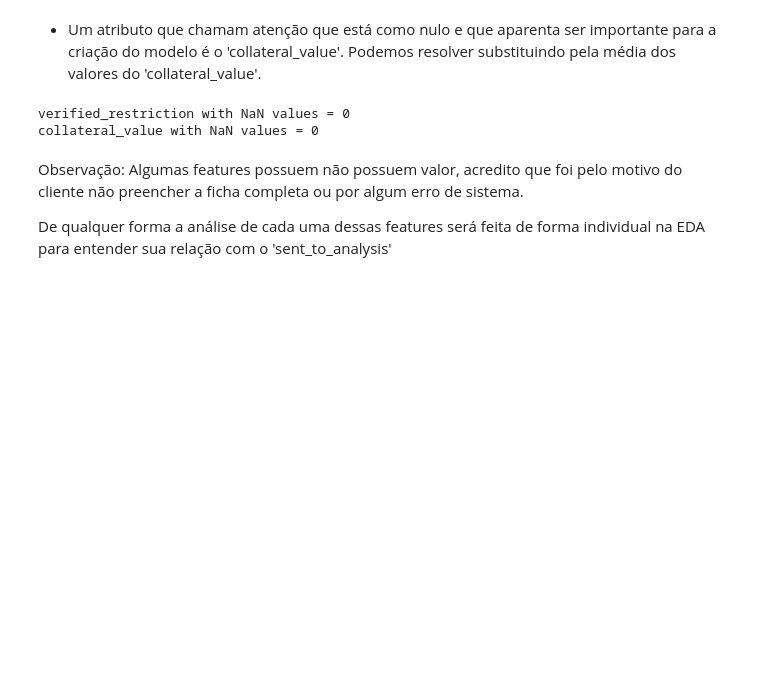
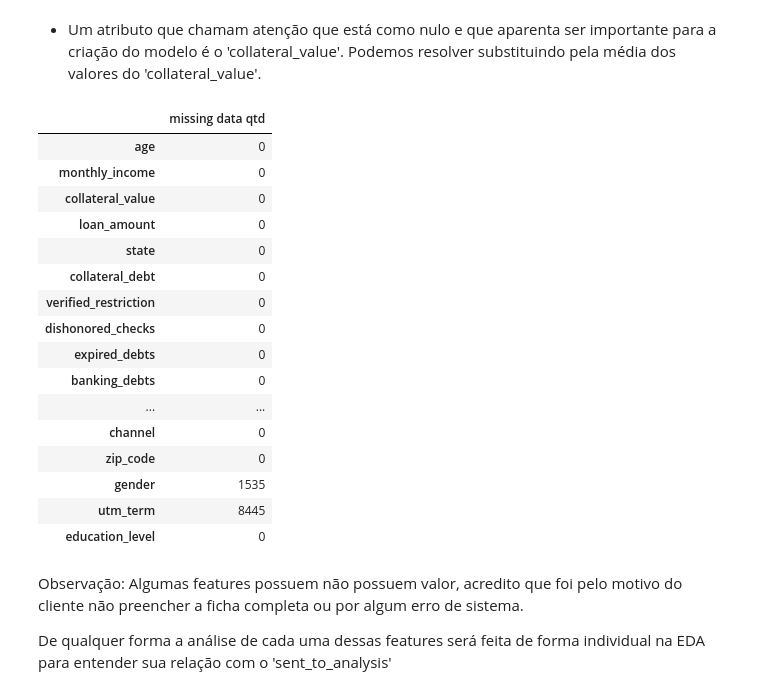
Before and after one commit to juniormp/secured-loan, a Jupyter notebook: data-wrangling.ipynb, the cells around one changed output. Saved outputs shown, nothing was run; the diff lists cells and outputs as text; code cells hidden in the pictures; blank space fills up the shorter version.

```diff
--- a/data-wrangling.ipynb
+++ b/data-wrangling.ipynb
@@ -135,15 +139,3 @@ pre_approved_leads.drop(['city'], axis=1, inplace=True)
 # %% [markdown]
 - Um atributo que chamam atenção que está como nulo e que aparenta ser importante para a criação do modelo é o 'collateral_value'.
 Podemos resolver substituindo pela média dos valores do 'collateral_value'.
-# %%
-average_collateral_value = pre_approved_leads['collateral_value'].mean()
-pre_approved_leads['collateral_value'].replace(np.nan, average_collateral_value, inplace=True)
-
-mode_verified_restriction = pre_approved_leads['verified_restriction'].mode()
-pre_approved_leads['verified_restriction'].replace(np.nan, mode_verified_restriction[0], inplace=True)
-
-print('verified_restriction with NaN values =', pre_approved_leads['verified_restriction'].isnull().sum())
-print('collateral_value with NaN values =', pre_approved_leads['collateral_value'].isnull().sum())
-# %% [output]
-verified_restriction with NaN values = 0
-collateral_value with NaN values = 0
@@ -150,3 +172,23 @@ collateral_value with NaN values = 0
+# %%
+pre_approved_leads.isnull().sum().to_frame('missing data qtd')
+# %% [output]
+|  | missing data qtd |
+| age | 0 |
+| monthly_income | 0 |
+| collateral_value | 0 |
+| loan_amount | 0 |
+| state | 0 |
+| collateral_debt | 0 |
+| verified_restriction | 0 |
+| dishonored_checks | 0 |
+| expired_debts | 0 |
+| banking_debts | 0 |
+| ... | ... |
+| channel | 0 |
+| zip_code | 0 |
+| gender | 1535 |
+| utm_term | 8445 |
+| education_level | 0 |
 # %% [markdown]
 Observação: Algumas features possuem não possuem valor, acredito que foi pelo motivo do cliente não preencher a ficha completa ou por algum erro de sistema.
 
```
Also changed, not shown: parts of 6 cells of this notebook, 2 other files.
